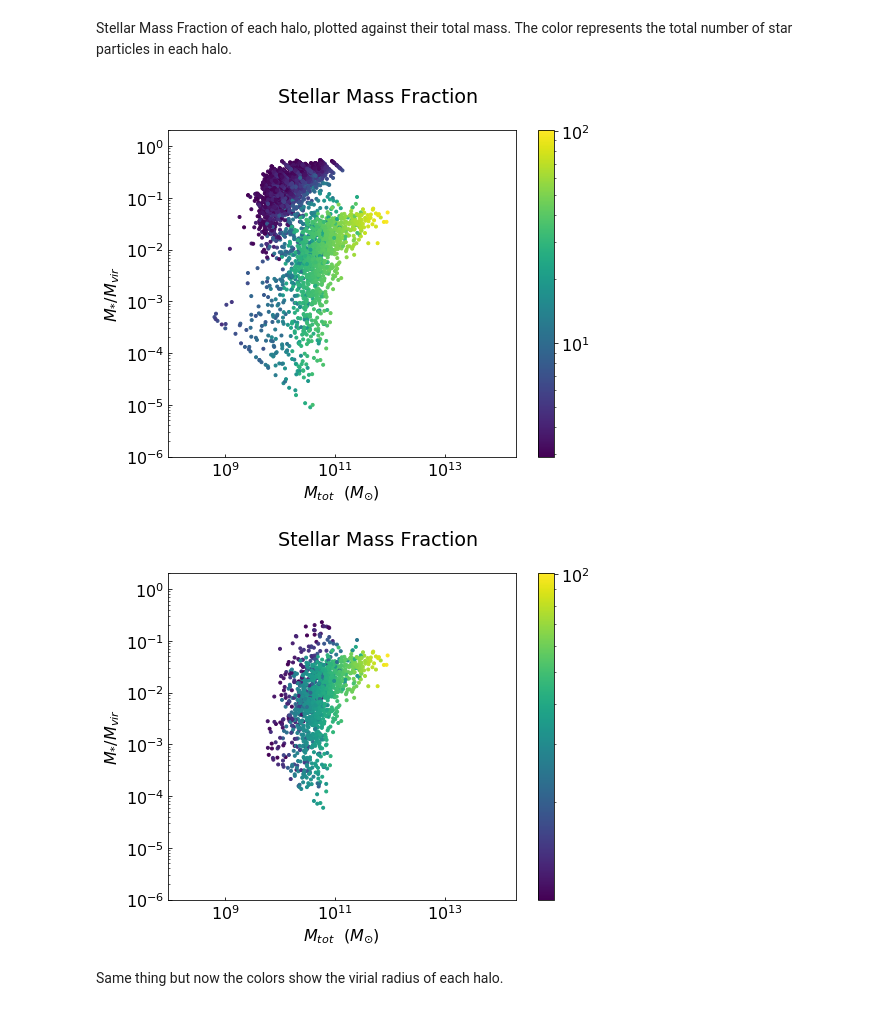
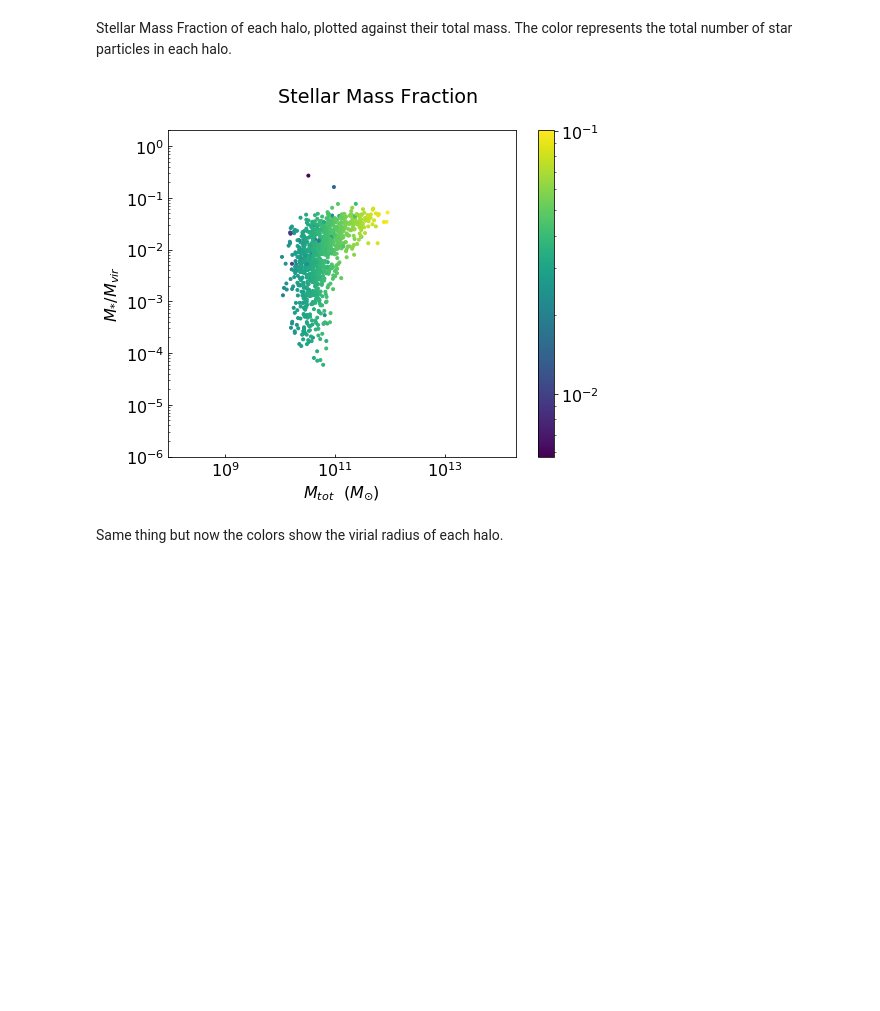
Before and after one commit to cjllorente827/comp_structure_research, a Jupyter notebook: stellar_mass_fraction/bigbox_25Mpc/RD0111.ipynb, the cells around one changed output. Cells and saved outputs as stored; diff of their text form; code cells hidden in the pictures; blank space fills up the shorter version.

```diff
--- a/stellar_mass_fraction/bigbox_25Mpc/RD0111.ipynb
+++ b/stellar_mass_fraction/bigbox_25Mpc/RD0111.ipynb
@@ -23,7 +20,7 @@ from HaloData import HaloData
 
 dataset_fname  = "~/cosmo_bigbox/25Mpc_512/RD0111/RD0111"
 halo_dat_fname = "halodata_RD0111.dat"
-hd = HaloData.load_from_file(halo_dat_fname)
+hd = HaloData.load_from_file(halo_dat_fname).filter_by(Fields.TOT_MASS, greater_than, 1e10).filter_by(Fields.NUM_STAR_PARTICLES, greater_than, 10)
 # %%
 def DarkMatter(pfilter, data):
     filter = data[("all", "particle_type")] == 1 # DM = 1, Stars = 2
@@ -80,15 +69,13 @@ Stellar Mass Fraction of each halo, plotted against their total mass. The color
 # %%
 %aimport stellar_mass_fraction_plots
 from stellar_mass_fraction_plots import *
 
 greater_than = lambda x,y: x>y
+equal_to = lambda x,y: x == y
 
 stellar_mass_fraction_scatter(hd, color_field=Fields.RADIUS)
-filtered = hd.filter_by(Fields.RADIUS, greater_than, 10).filter_by(Fields.NUM_STAR_PARTICLES, greater_than, 10)
-stellar_mass_fraction_scatter(filtered, color_field=Fields.RADIUS)
 # %% [output]
-[figure, old version]
+[figure, new version]
-[figure, removed]
 # %% [markdown]
 Same thing but now the colors show the virial radius of each halo.
 # %% [markdown]
```
Also changed, not shown: parts of 11 cells of this notebook, 22 other files.
